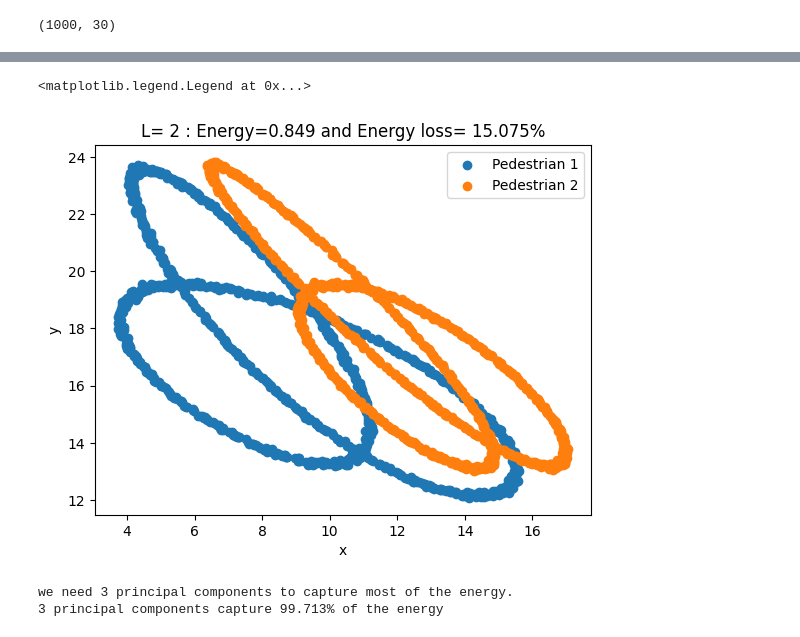
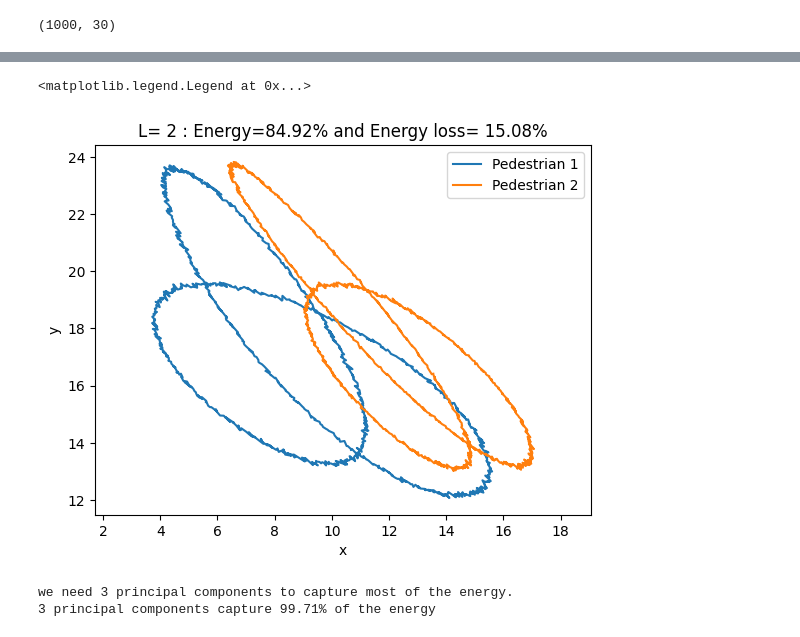
Before and after one commit to Erfan-Mashayekh/MLCMS, a Jupyter notebook: Exercise3/PCA/task1.ipynb, the cells around one changed output, grey strips where cells are left out. Cells and saved outputs as stored; diff of their text form; code cells hidden in the pictures.

```diff
--- a/Exercise3/PCA/task1.ipynb
+++ b/Exercise3/PCA/task1.ipynb
@@ -142,27 +144,28 @@ date3_reconstructed = (U3 @ S3 @ Vh3) + data3.mean(axis=0)
 # %%
 ped1 = date3_reconstructed[:, 0:2]
 ped2 = date3_reconstructed[:, 2:4]
 
 fig = plt.figure()
 ax = fig.add_subplot()
 
-ax.scatter(ped1[:, 0], ped1[:, 1], label="Pedestrian 1")
-ax.scatter(ped2[:, 0], ped2[:, 1], label="Pedestrian 2")
+ax.plot(ped1[:, 0], ped1[:, 1], label="Pedestrian 1")
+ax.plot(ped2[:, 0], ped2[:, 1], label="Pedestrian 2")
 ax.set_xlabel("x")
 ax.set_ylabel("y")
-ax.set_title(f"L= 2 : Energy={round(energy,3)} and Energy loss= {round(energy_loss,3)}%")
+ax.axis("equal")
+ax.set_title(f"L= 2 : Energy={round(energy*100,2)}% and Energy loss= {round(energy_loss*100,2)}%")
 ax.legend()
 # %% [output]
 <matplotlib.legend.Legend at 0x...>
-[figure, old version]
+[figure, new version]
 # %%
 # calculate how many principal components are needed to capture 90% energy
 for n in range(0, S3.shape[1]):
       energy = np.sum(energy3[:n])
       if energy >= 0.9:
             print(f"we need {n} principal components to capture most of the energy.")
-            print(f"{n} principal components capture {round(energy * 100, 3)}% of the energy")
+            print(f"{n} principal components capture {round(energy*100,2)}% of the energy")
             break
 # %% [output]
 we need 3 principal components to capture most of the energy.
-3 principal components capture 99.713% of the energy
+3 principal components capture 99.71% of the energy
```
Also changed, not shown: parts of 7 cells of this notebook, 1 other file.
